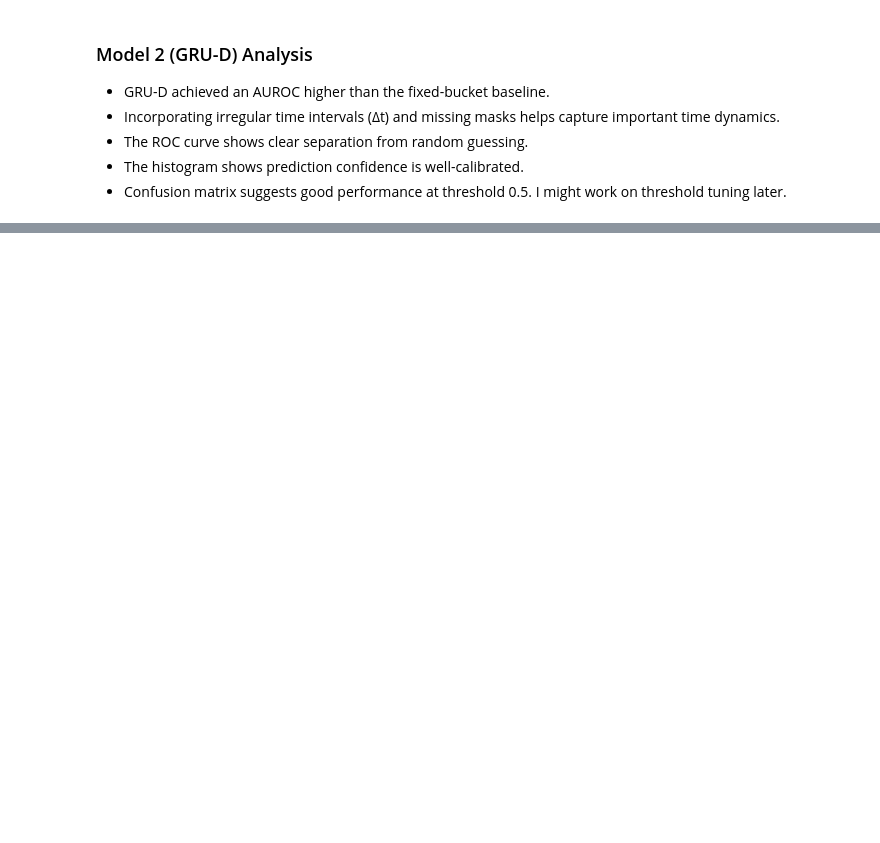
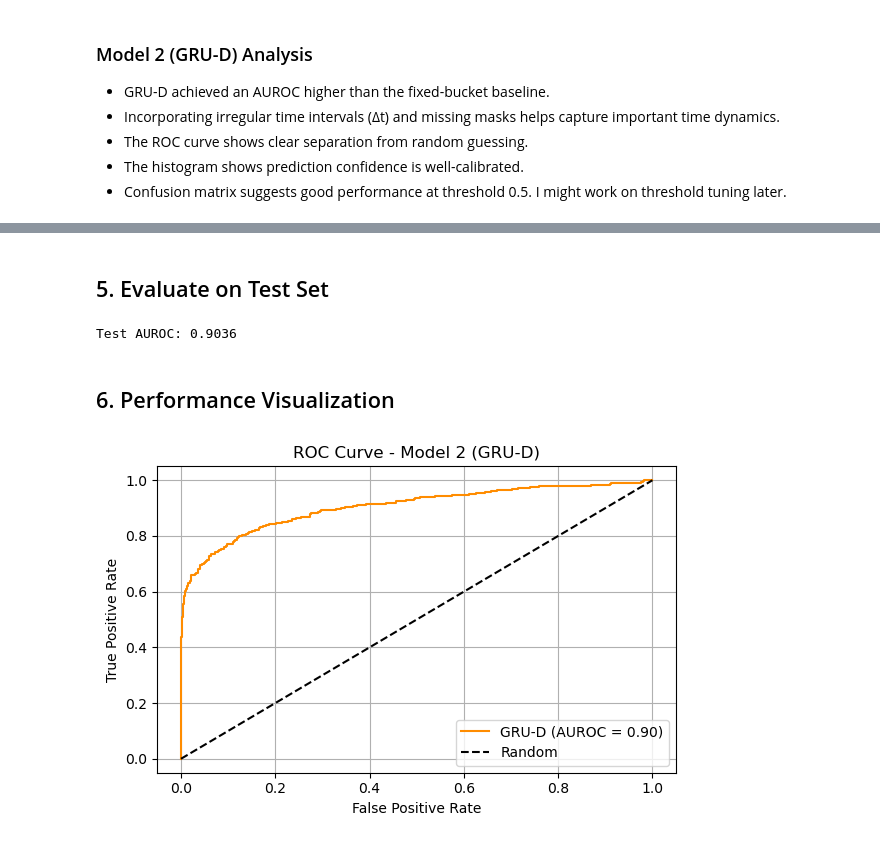
Before and after one commit to haojunzhuang/cs281a_final_proj, a Jupyter notebook: model2.ipynb, the cells around one changed output, grey strips where cells are left out. Cells and saved outputs as stored; diff of their text form; code cells hidden in the pictures; blank space fills up the shorter version.

Commit message:
Add test set performance

```diff
--- a/model2.ipynb
+++ b/model2.ipynb
@@ -199,0 +297,16 @@ plt.show()
+# %%
+model = GRUD(input_dim=12, hidden_dim=64)
+optimizer = torch.optim.Adam(model.parameters(), lr=1e-3)
+loss_fn = nn.BCELoss()
+
+for epoch in range(20):
+    model.train()
+    total_loss = 0
+    for xb, yb in train_loader:
+        optimizer.zero_grad()
+        pred = model(xb)
+        loss = loss_fn(pred, yb)
+        loss.backward()
+        optimizer.step()
+        total_loss += loss.item()
+    print(f"Epoch {epoch+1}, Loss: {total_loss/len(train_loader):.4f}")
@@ -199,0 +334,32 @@ plt.show()
+# %% [markdown]
+## 5. Evaluate on Test Set
+# %%
+model.eval()
+all_preds, all_true = [], []
+
+with torch.no_grad():
+    for xb, yb in test_loader:
+        prob = model(xb)
+        all_preds.extend(prob.numpy())
+        all_true.extend(yb.numpy())
+
+auc = roc_auc_score(all_true, all_preds)
+print(f"Test AUROC: {auc:.4f}")
+# %% [output]
+Test AUROC: 0.9036
+# %% [markdown]
+## 6. Performance Visualization
+# %%
+fpr, tpr, _ = roc_curve(all_true, all_preds)
+plt.figure(figsize=(6, 4))
+plt.plot(fpr, tpr, label=f"GRU-D (AUROC = {auc:.2f})", color='darkorange')
+plt.plot([0, 1], [0, 1], 'k--', label='Random')
+plt.xlabel("False Positive Rate")
+plt.ylabel("True Positive Rate")
+plt.title("ROC Curve - Model 2 (GRU-D)")
+plt.legend()
+plt.grid(True)
+plt.tight_layout()
+plt.show()
+# %% [output]
+[figure, added]
```
Also changed, not shown: parts of 17 cells of this notebook, 1 other file.
